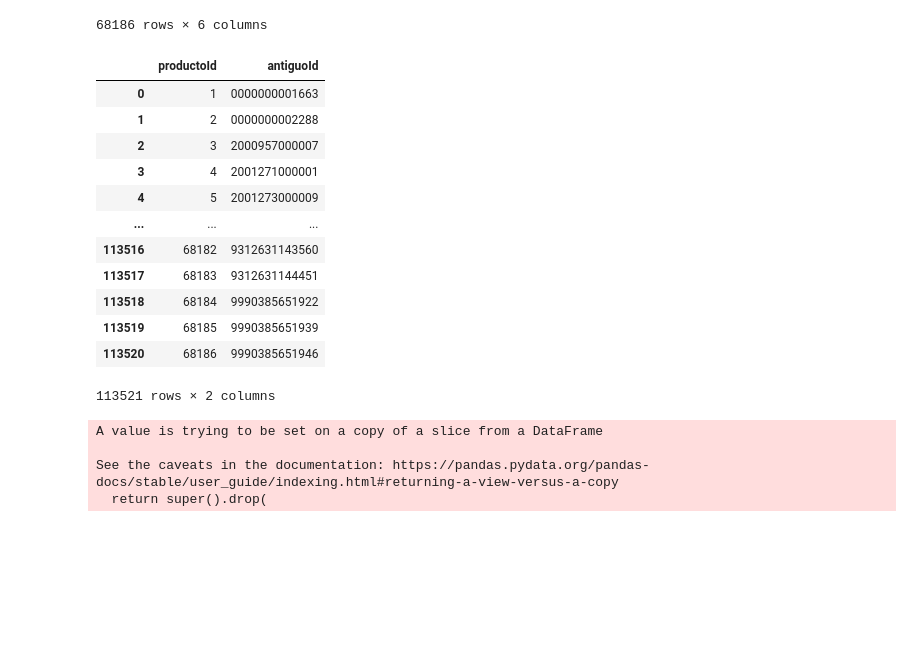
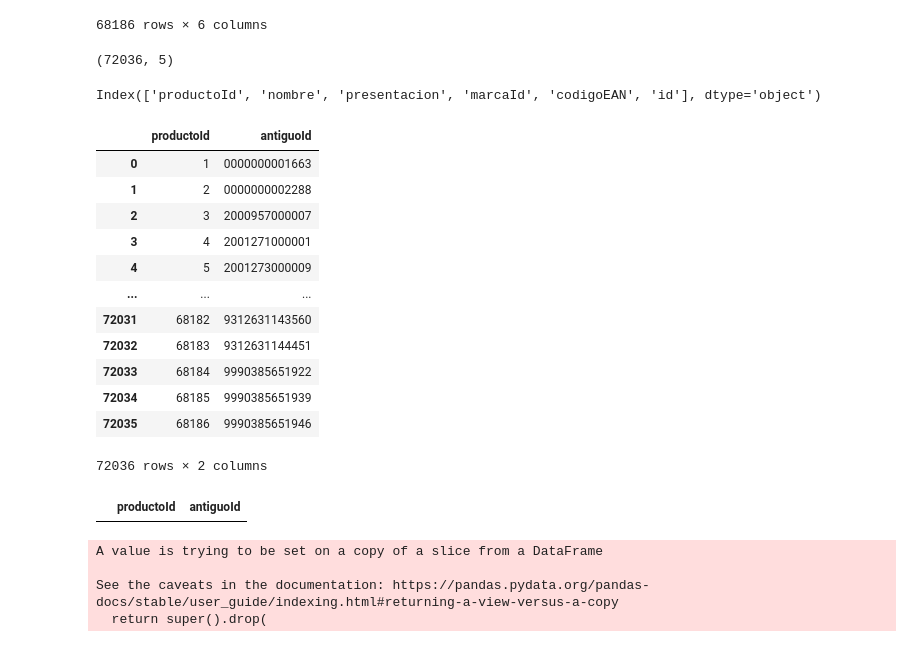
Before and after one commit to marianaiv/ETL_PI01, a Jupyter notebook: notebooks/transformacion_producto.ipynb, the cells around one changed output. Cells and saved outputs as stored; diff of their text form; code cells hidden in the pictures; blank space fills up the shorter version.

```diff
--- a/notebooks/transformacion_producto.ipynb
+++ b/notebooks/transformacion_producto.ipynb
@@ -227,7 +227,7 @@ prod
 72036 rows × 5 columns
 # %%
 # formateamos para que tengan codigos EAN de 13 digitos
-prod['codigoEAN'].loc[prod['codigoEAN'].str.len() != 13] = prod['codigoEAN'].loc[prod['codigoEAN'].str.len() != 13].str.split('-').str[2]
+prod.loc[prod['codigoEAN'].str.len() != 13, 'codigoEAN'] = prod['codigoEAN'].loc[prod['codigoEAN'].str.len() != 13].str.split('-').str[2]
 
 # chequeamos los id distintos
 prod.loc[prod['codigoEAN'].str.len() != 13]
@@ -268,26 +268,39 @@ prod
 | 68184 | 68185 | Te verde en hebras lata | 50.0 gr | 5565 | 9990385651939 | 9990385651939 |
 | 68185 | 68186 | Yerba mate aromatizada lata | 150.0 gr | 5565 | 9990385651946 | 9990385651946 |
 68186 rows × 6 columns
+# %%
+prod_aux.shape
+# %% [output]
+(72036, 5)
+# %%
+prod.columns
+# %% [output]
+Index(['productoId', 'nombre', 'presentacion', 'marcaId', 'codigoEAN', 'id'], dtype='object')
 # %%
 # mapeamos el id a prod aux, para poder eliminar id de prod
-prod_aux = pd.merge(prod, prod_aux, on=['nombre', 'presentacion', 'marcaId'], how = 'right')
+prod_aux = pd.merge(prod, prod_aux, on=['nombre', 'presentacion', 'marcaId','codigoEAN'], how = 'right')
 prod_aux.drop(['id_x','nombre','presentacion','marcaId','codigoEAN'], axis='columns', inplace = True)
 prod_aux.rename({'id_y':'antiguoId'}, axis=1, inplace=True)
 prod_aux
 # %% [output]
 |  | productoId | antiguoId |
 | 0 | 1 | 0000000001663 |
 | 1 | 2 | 0000000002288 |
 | 2 | 3 | 2000957000007 |
 | 3 | 4 | 2001271000001 |
 | 4 | 5 | 2001273000009 |
 | ... | ... | ... |
-| 113516 | 68182 | 9312631143560 |
-| 113517 | 68183 | 9312631144451 |
-| 113518 | 68184 | 9990385651922 |
-| 113519 | 68185 | 9990385651939 |
-| 113520 | 68186 | 9990385651946 |
+| 72031 | 68182 | 9312631143560 |
+| 72032 | 68183 | 9312631144451 |
+| 72033 | 68184 | 9990385651922 |
+| 72034 | 68185 | 9990385651939 |
+| 72035 | 68186 | 9990385651946 |
-113521 rows × 2 columns
+72036 rows × 2 columns
+# %%
+# chequeamos que no hayan nulos
+prod_aux.loc[(prod_aux.productoId.isnull()) | (prod_aux.antiguoId.isnull())]
+# %% [output]
+|  | productoId | antiguoId |
 # %%
 # Eliminamos id de la tabla de producto del modelo
 prod.drop('id', axis='columns', inplace=True)
```
Also changed, not shown: parts of 4 cells of this notebook, 1 other file.
